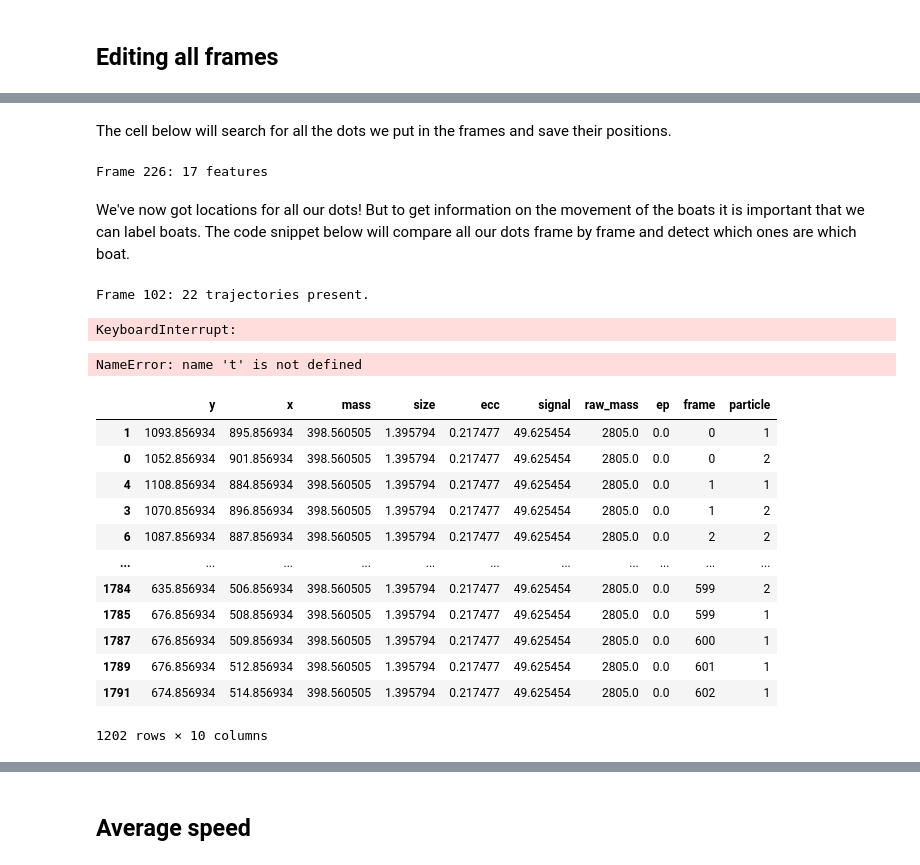
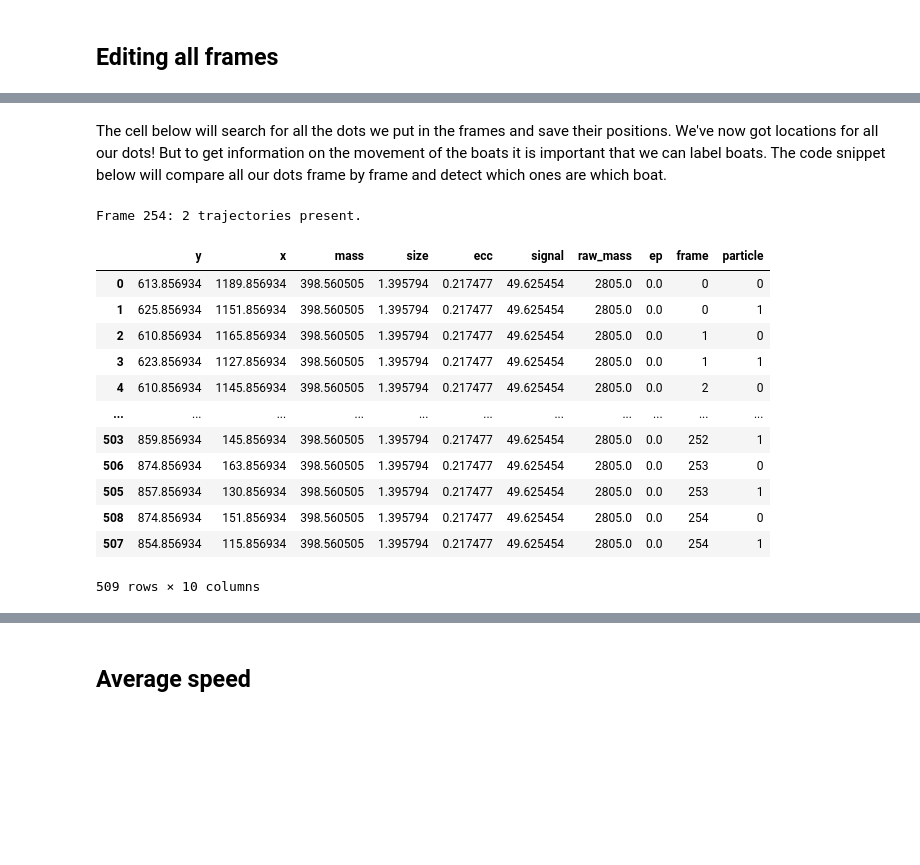
Before and after one commit to TasBakker/CheerioBoatPrototyping, a Jupyter notebook: trackingCode.ipynb, the cells around one changed output, grey strips where cells are left out. Saved outputs shown, nothing was run; the diff lists cells and outputs as text; code cells hidden in the pictures; blank space fills up the shorter version.

```diff
--- a/trackingCode.ipynb
+++ b/trackingCode.ipynb
@@ -130,38 +131,28 @@ plt.show()
 # %% [markdown]
 The cell below will search for all the dots we put in the frames and save their positions.
+We've now got locations for all our dots! But to get information on the movement of the boats it is important that we can label boats. The code snippet below will compare all our dots frame by frame and detect which ones are which boat.
 # %%
 f = tp.batch(positions, diameter=5, minmass=20, processes='auto', invert=False)#37
+
+t = tp.link(f, search_range=140, memory=20)# WAS 90
+# t = tp.filter_stubs(t,t['frame'].max() * 0.70 )
+
+framelist = list(set(t['frame'])) # create a list of all available frame numbers
+
+t
 # %% [output]
-Frame 226: 17 features
+Frame 254: 2 trajectories present.
+|  | y | x | mass | size | ecc | signal | raw_mass | ep | frame | particle |
+| 0 | 613.856934 | 1189.856934 | 398.560505 | 1.395794 | 0.217477 | 49.625454 | 2805.0 | 0.0 | 0 | 0 |
+| 1 | 625.856934 | 1151.856934 | 398.560505 | 1.395794 | 0.217477 | 49.625454 | 2805.0 | 0.0 | 0 | 1 |
+| 2 | 610.856934 | 1165.856934 | 398.560505 | 1.395794 | 0.217477 | 49.625454 | 2805.0 | 0.0 | 1 | 0 |
+| 3 | 623.856934 | 1127.856934 | 398.560505 | 1.395794 | 0.217477 | 49.625454 | 2805.0 | 0.0 | 1 | 1 |
+| 4 | 610.856934 | 1145.856934 | 398.560505 | 1.395794 | 0.217477 | 49.625454 | 2805.0 | 0.0 | 2 | 0 |
+| ... | ... | ... | ... | ... | ... | ... | ... | ... | ... | ... |
+| 503 | 859.856934 | 145.856934 | 398.560505 | 1.395794 | 0.217477 | 49.625454 | 2805.0 | 0.0 | 252 | 1 |
+| 506 | 874.856934 | 163.856934 | 398.560505 | 1.395794 | 0.217477 | 49.625454 | 2805.0 | 0.0 | 253 | 0 |
+| 505 | 857.856934 | 130.856934 | 398.560505 | 1.395794 | 0.217477 | 49.625454 | 2805.0 | 0.0 | 253 | 1 |
+| 508 | 874.856934 | 151.856934 | 398.560505 | 1.395794 | 0.217477 | 49.625454 | 2805.0 | 0.0 | 254 | 0 |
+| 507 | 854.856934 | 115.856934 | 398.560505 | 1.395794 | 0.217477 | 49.625454 | 2805.0 | 0.0 | 254 | 1 |
+509 rows × 10 columns
-# %% [markdown]
-We've now got locations for all our dots! But to get information on the movement of the boats it is important that we can label boats. The code snippet below will compare all our dots frame by frame and detect which ones are which boat.
-# %%
-search_range = 140
-memory       = 20
-
-t = tp.link(f, search_range=search_range, memory=memory)# WAS 90
-# t = tp.filter_stubs(t,t['frame'].max() * 0.70 )
-# %% [output]
-Frame 102: 22 trajectories present.
-KeyboardInterrupt:
-# %%
-t = t[t['particle'] != t.loc[(t['frame'] == 0) & (t['x'] > 1400)]['particle'].iloc[0]]
-# %% [output]
-NameError: name 't' is not defined
-# %%
-t
-# %% [output]
-|  | y | x | mass | size | ecc | signal | raw_mass | ep | frame | particle |
-| 1 | 1093.856934 | 895.856934 | 398.560505 | 1.395794 | 0.217477 | 49.625454 | 2805.0 | 0.0 | 0 | 1 |
-| 0 | 1052.856934 | 901.856934 | 398.560505 | 1.395794 | 0.217477 | 49.625454 | 2805.0 | 0.0 | 0 | 2 |
-| 4 | 1108.856934 | 884.856934 | 398.560505 | 1.395794 | 0.217477 | 49.625454 | 2805.0 | 0.0 | 1 | 1 |
-| 3 | 1070.856934 | 896.856934 | 398.560505 | 1.395794 | 0.217477 | 49.625454 | 2805.0 | 0.0 | 1 | 2 |
-| 6 | 1087.856934 | 887.856934 | 398.560505 | 1.395794 | 0.217477 | 49.625454 | 2805.0 | 0.0 | 2 | 2 |
-| ... | ... | ... | ... | ... | ... | ... | ... | ... | ... | ... |
-| 1784 | 635.856934 | 506.856934 | 398.560505 | 1.395794 | 0.217477 | 49.625454 | 2805.0 | 0.0 | 599 | 2 |
-| 1785 | 676.856934 | 508.856934 | 398.560505 | 1.395794 | 0.217477 | 49.625454 | 2805.0 | 0.0 | 599 | 1 |
-| 1787 | 676.856934 | 509.856934 | 398.560505 | 1.395794 | 0.217477 | 49.625454 | 2805.0 | 0.0 | 600 | 1 |
-| 1789 | 676.856934 | 512.856934 | 398.560505 | 1.395794 | 0.217477 | 49.625454 | 2805.0 | 0.0 | 601 | 1 |
-| 1791 | 674.856934 | 514.856934 | 398.560505 | 1.395794 | 0.217477 | 49.625454 | 2805.0 | 0.0 | 602 | 1 |
-1202 rows × 10 columns
 # %%
```
Also changed, not shown: parts of 13 cells of this notebook.
